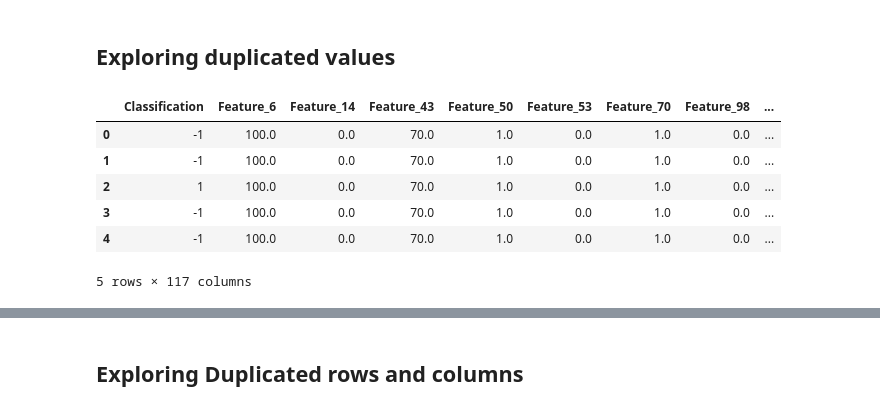
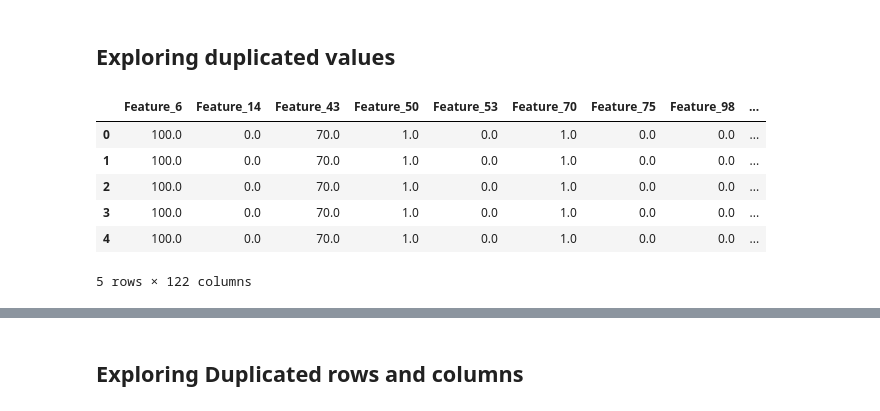
Before and after one commit to himanshag/SECOM, a Jupyter notebook: Secom.ipynb, the cells around one changed output, grey strips where cells are left out. Drawn from its saved outputs; the diff is of its cells as text; code cells hidden in the pictures.

```diff
--- a/Secom.ipynb
+++ b/Secom.ipynb
@@ -242,22 +242,23 @@ sns.heatmap(corrs[abs(corrs)>0.5], cmap="Spectral")
 # %% [markdown]
 ## Exploring duplicated values
 # %%
-## Storing features with Categorical Values
-categorical_features = []
+## Storing features with Duplicated Values
+dupval = []
 for col in data.columns:
-    if(data[col].unique().size <= 2):
-        if(len(categorical_features) == 0):
-            categorical_features =  data[col]
+    if(data[col].unique().size <= 5):
+        if(len(dupval) == 0):
+            dupval =  data[col]
         else:
-            categorical_features = pd.concat([categorical_features, data[col]], axis=1)
+            dupval = pd.concat([dupval, data[col]], axis=1)
             #to drop the 123 columns
             #data.drop(col, axis=1, inplace=True)
-categorical_features.head()
+dupval.pop("Classification")
+dupval.head()
 # %% [output]
-|  | Classification | Feature_6 | Feature_14 | Feature_43 | Feature_50 | Feature_53 | Feature_70 | Feature_98 | ... |
-| 0 | -1 | 100.0 | 0.0 | 70.0 | 1.0 | 0.0 | 1.0 | 0.0 | ... |
-| 1 | -1 | 100.0 | 0.0 | 70.0 | 1.0 | 0.0 | 1.0 | 0.0 | ... |
-| 2 | 1 | 100.0 | 0.0 | 70.0 | 1.0 | 0.0 | 1.0 | 0.0 | ... |
-| 3 | -1 | 100.0 | 0.0 | 70.0 | 1.0 | 0.0 | 1.0 | 0.0 | ... |
-| 4 | -1 | 100.0 | 0.0 | 70.0 | 1.0 | 0.0 | 1.0 | 0.0 | ... |
+|  | Feature_6 | Feature_14 | Feature_43 | Feature_50 | Feature_53 | Feature_70 | Feature_75 | Feature_98 | ... |
+| 0 | 100.0 | 0.0 | 70.0 | 1.0 | 0.0 | 1.0 | 0.0 | 0.0 | ... |
+| 1 | 100.0 | 0.0 | 70.0 | 1.0 | 0.0 | 1.0 | 0.0 | 0.0 | ... |
+| 2 | 100.0 | 0.0 | 70.0 | 1.0 | 0.0 | 1.0 | 0.0 | 0.0 | ... |
+| 3 | 100.0 | 0.0 | 70.0 | 1.0 | 0.0 | 1.0 | 0.0 | 0.0 | ... |
+| 4 | 100.0 | 0.0 | 70.0 | 1.0 | 0.0 | 1.0 | 0.0 | 0.0 | ... |
-5 rows × 117 columns
+5 rows × 122 columns
```
Also changed, not shown: parts of 2 cells of this notebook.
